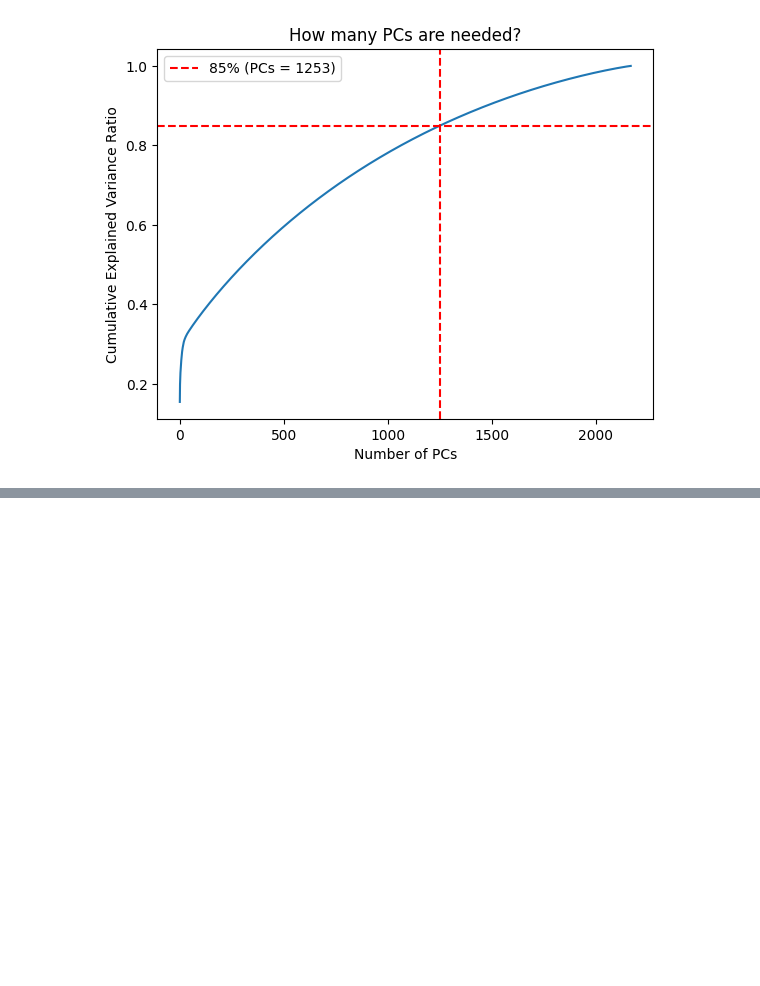
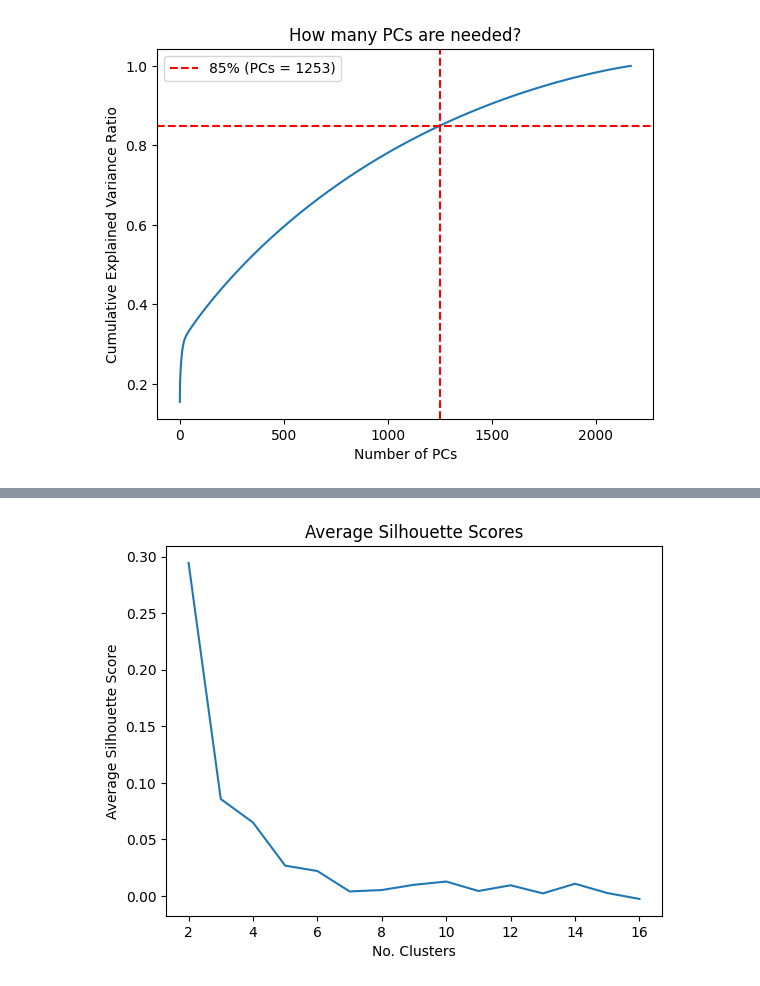
Before and after one commit to eddysanoli-galileo/Data-Analysis-Statistical-Modeling-and-Computation-in-Applications, a Jupyter notebook: Module 2 - Genomics and High Dimensional Data/Project/Problem2.ipynb, the cells around one changed output, grey strips where cells are left out. Drawn from its saved outputs; the diff is of its cells as text; code cells hidden in the pictures; blank space fills up the shorter version.

```diff
--- a/Module 2 - Genomics and High Dimensional Data/Project/Problem2.ipynb
+++ b/Module 2 - Genomics and High Dimensional Data/Project/Problem2.ipynb
@@ -173,0 +219,21 @@ plt.show()
+# %%
+# ============== SILHOUETTE SCORE ============== #
+
+# Note: Remember that the Silhouette score is undefined for the class "1" so you need to
+# evaluate the score for the cluster 2 onwards (or cluster 1 in Python indexing terms)
+avg_silhouette_scores = [
+    silhouette_score(dataset, all_kmeans[i].labels_) for i in range(1, num_clusters)
+]
+
+# ==================== PLOT ==================== #
+
+plt.plot(
+    np.arange(2, num_clusters+1),
+    avg_silhouette_scores
+)
+plt.title("Average Silhouette Scores")
+plt.xlabel("No. Clusters")
+plt.ylabel("Average Silhouette Score")
+plt.show()
+# %% [output]
+[figure, added]
```
Also changed, not shown: parts of 17 cells of this notebook, 1 other file.
